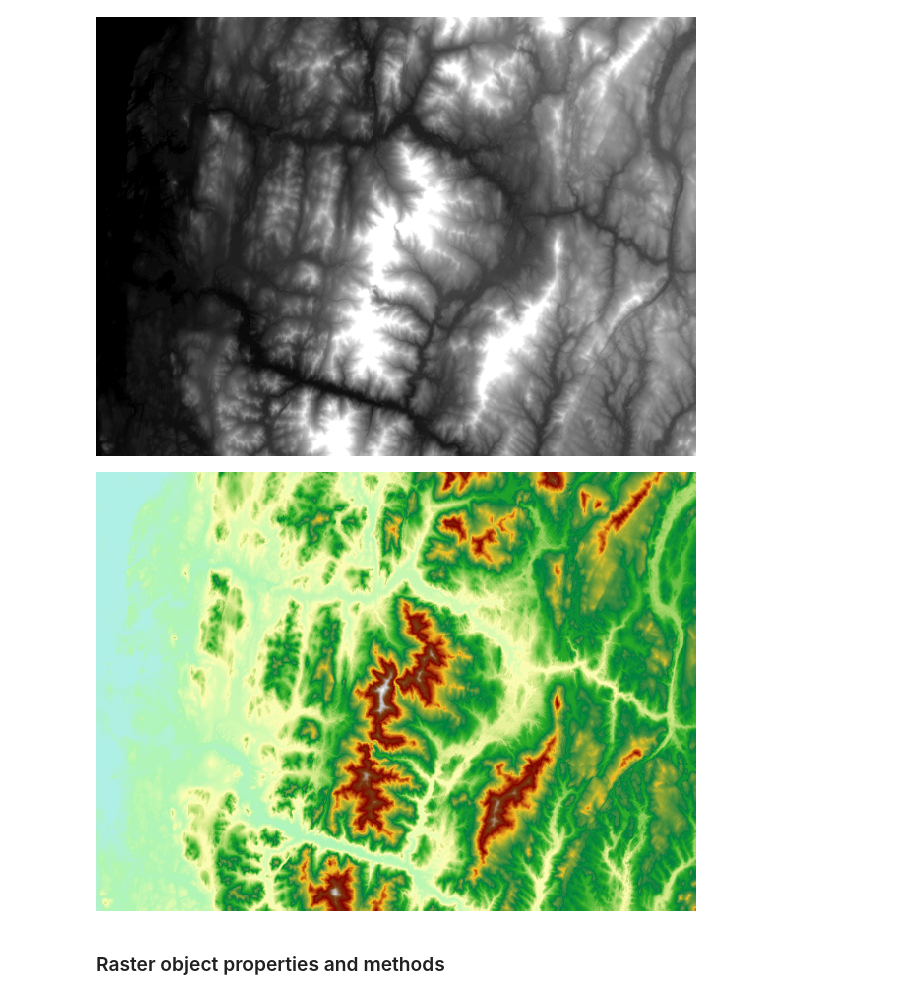
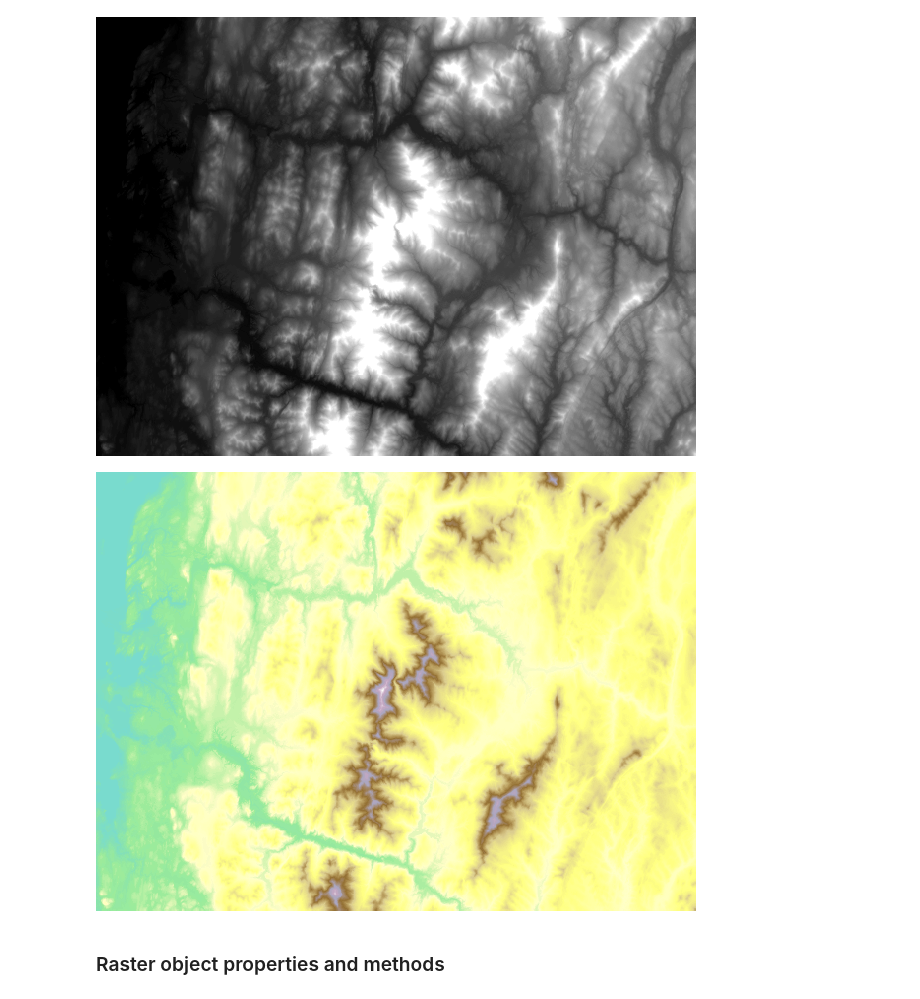
Before and after one commit to haohuuiuc/DevSummit20_demos, a Jupyter notebook: PythonRaster/Notebooks/Demo1.ipynb, the cells around one changed output. Saved outputs shown, nothing was run; the diff lists cells and outputs as text; code cells hidden in the pictures.

```diff
--- a/PythonRaster/Notebooks/Demo1.ipynb
+++ b/PythonRaster/Notebooks/Demo1.ipynb
@@ -31,9 +30,9 @@ elev
 # %% [output]
 [figure]
 # %%
-Render(elev, colormap='Elevation #1')
+Render(elev, colormap='Elevation #2')
 # %% [output]
-[figure, old version]
+[figure, new version]
 # %% [markdown]
 ### Raster object properties and methods
 # %%
```
Also changed, not shown: parts of 10 cells of this notebook.
